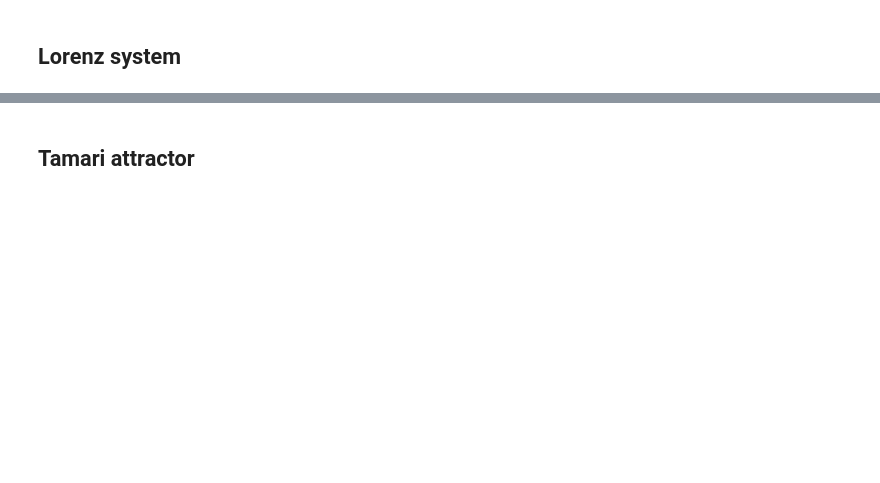
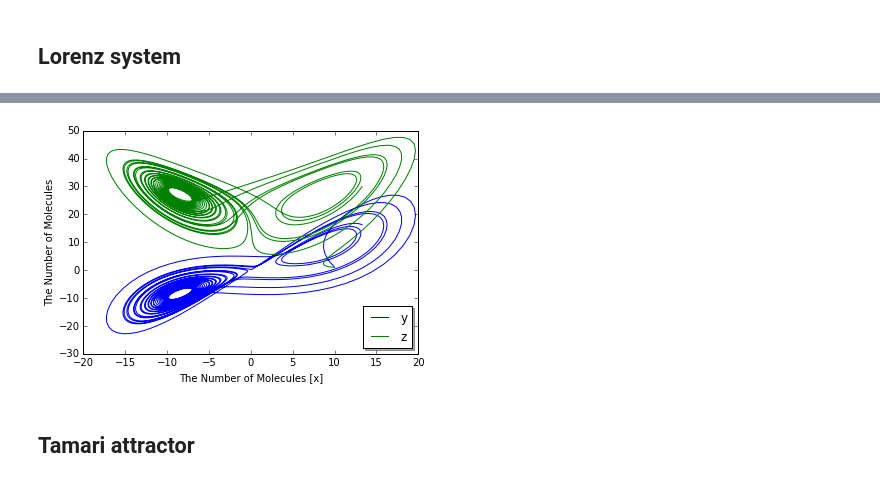
Before and after one commit to ecell/ecell4_base, a Jupyter notebook: ipynb/Examples/Attractors.ipynb, the cells around one changed output, grey strips where cells are left out. Drawn from its saved outputs; the diff is of its cells as text; code cells hidden in the pictures; blank space fills up the shorter version.

```diff
--- a/ipynb/Examples/Attractors.ipynb
+++ b/ipynb/Examples/Attractors.ipynb
@@ -47,6 +47,6 @@ with reaction_rules():
     ~z > z | (x * y - b * z)
 # %%
 run_simulation(numpy.linspace(0, 25, 2501),
-               y0={'x': 10, 'y': 1, 'z': 1},
-               return_type='nyaplot', opt_args={'x': 'x', 'y': ('y', 'z')})
+               y0={'x': 10, 'y': 1, 'z': 1}, # return_type='nyaplot',
+               opt_args={'x': 'x', 'y': ('y', 'z')})
 # %% [output]
@@ -54,3 +53,4 @@ run_simulation(numpy.linspace(0, 25, 2501),
+[figure, added]
 # %% [markdown]
 ## Tamari attractor
 # %%
```
Also changed, not shown: parts of 5 cells of this notebook, 2 other files.
